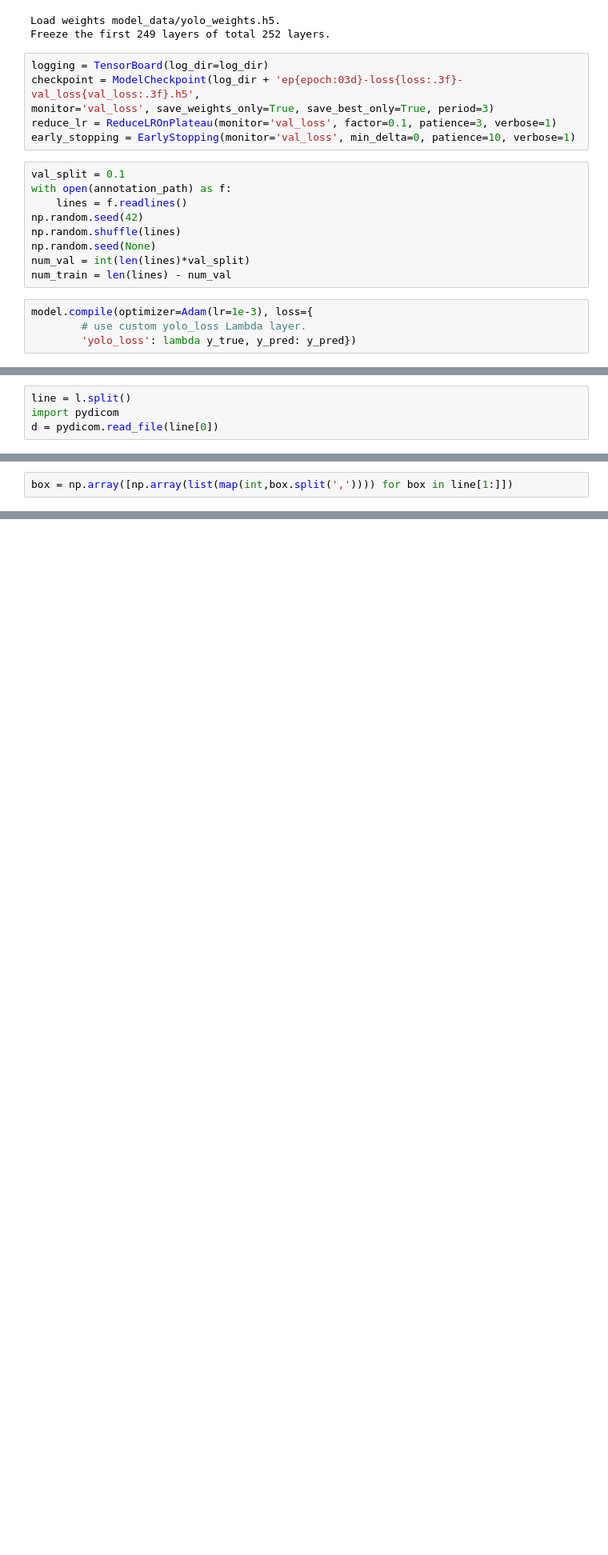
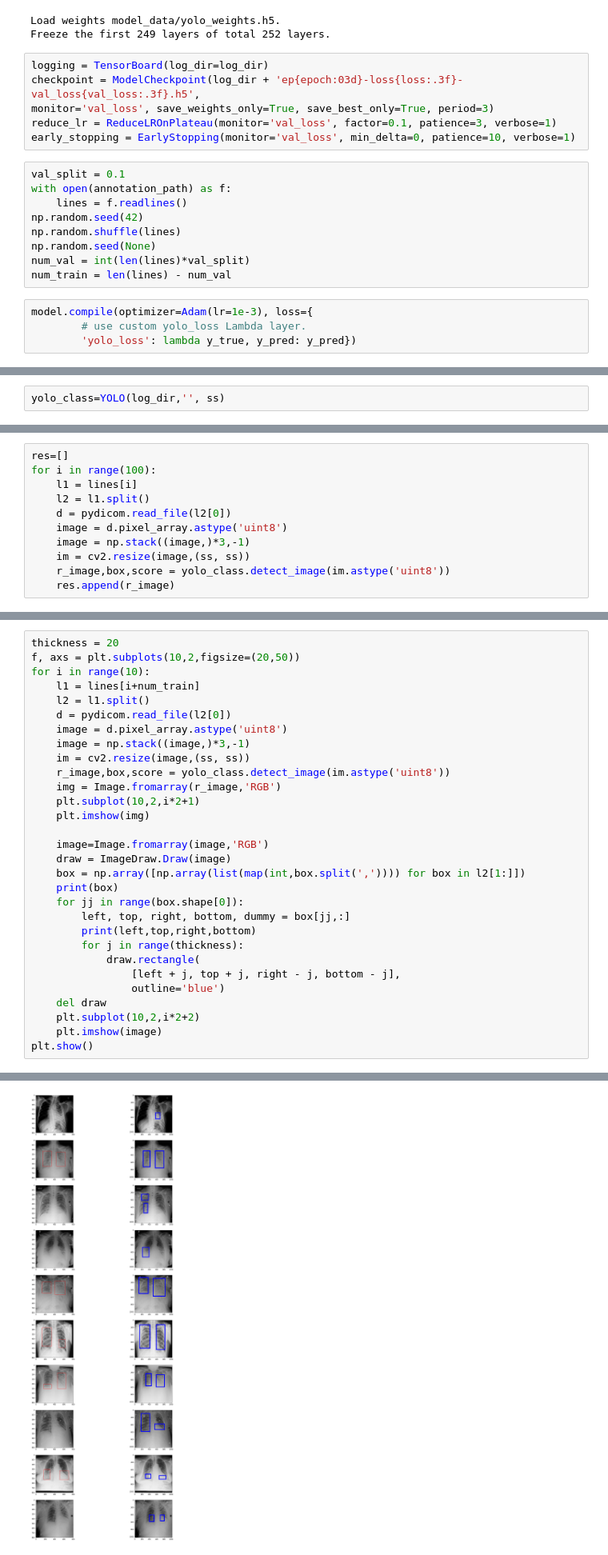
Before and after one commit to mazatov/RSNA-attempt, a Jupyter notebook: Attempt2-YOLO.ipynb, the cells around one changed output, grey strips where cells are left out. Shown at 80% size. Saved outputs shown, nothing was run; the diff lists cells and outputs as text; blank space fills up the shorter version.

```diff
--- a/Attempt2-YOLO.ipynb
+++ b/Attempt2-YOLO.ipynb
@@ -128,4 +130,0 @@ get_random_data(l, input_shape, random=True)
-# %%
-line = l.split()
-import pydicom
-d = pydicom.read_file(line[0])
@@ -135,2 +130,0 @@ image =d.pixel_array.astype('uint8')
-# %%
-box = np.array([np.array(list(map(int,box.split(',')))) for box in line[1:]])
@@ -136,0 +135,2 @@ box = np.array([np.array(list(map(int,box.split(',')))) for box in line[1:]])
+# %%
+yolo_class=YOLO(log_dir,'', ss)
@@ -136,0 +150,11 @@ box = np.array([np.array(list(map(int,box.split(',')))) for box in line[1:]])
+# %%
+res=[]
+for i in range(100):
+    l1 = lines[i]
+    l2 = l1.split()
+    d = pydicom.read_file(l2[0])
+    image = d.pixel_array.astype('uint8')
+    image = np.stack((image,)*3,-1)
+    im = cv2.resize(image,(ss, ss))
+    r_image,box,score = yolo_class.detect_image(im.astype('uint8'))
+    res.append(r_image)
@@ -136,0 +180,31 @@ box = np.array([np.array(list(map(int,box.split(',')))) for box in line[1:]])
+# %%
+thickness = 20
+f, axs = plt.subplots(10,2,figsize=(20,50))
+for i in range(10):
+    l1 = lines[i+num_train]
+    l2 = l1.split()
+    d = pydicom.read_file(l2[0])
+    image = d.pixel_array.astype('uint8')
+    image = np.stack((image,)*3,-1)
+    im = cv2.resize(image,(ss, ss))
+    r_image,box,score = yolo_class.detect_image(im.astype('uint8'))
+    img = Image.fromarray(r_image,'RGB')
+    plt.subplot(10,2,i*2+1)
+    plt.imshow(img)
+
+    image=Image.fromarray(image,'RGB')
+    draw = ImageDraw.Draw(image)
+    box = np.array([np.array(list(map(int,box.split(',')))) for box in l2[1:]])
+    print(box)
+    for jj in range(box.shape[0]):
+        left, top, right, bottom, dummy = box[jj,:]
+        print(left,top,right,bottom)
+        for j in range(thickness):
+            draw.rectangle(
+                [left + j, top + j, right - j, bottom - j],
+                outline='blue')
+    del draw
+    plt.subplot(10,2,i*2+2)
+    plt.imshow(image)
+plt.show()
+# %% [output]
@@ -136,0 +228 @@ box = np.array([np.array(list(map(int,box.split(',')))) for box in line[1:]])
+[figure, added]
```
Also changed, not shown: parts of 23 cells of this notebook, 9 other files.
